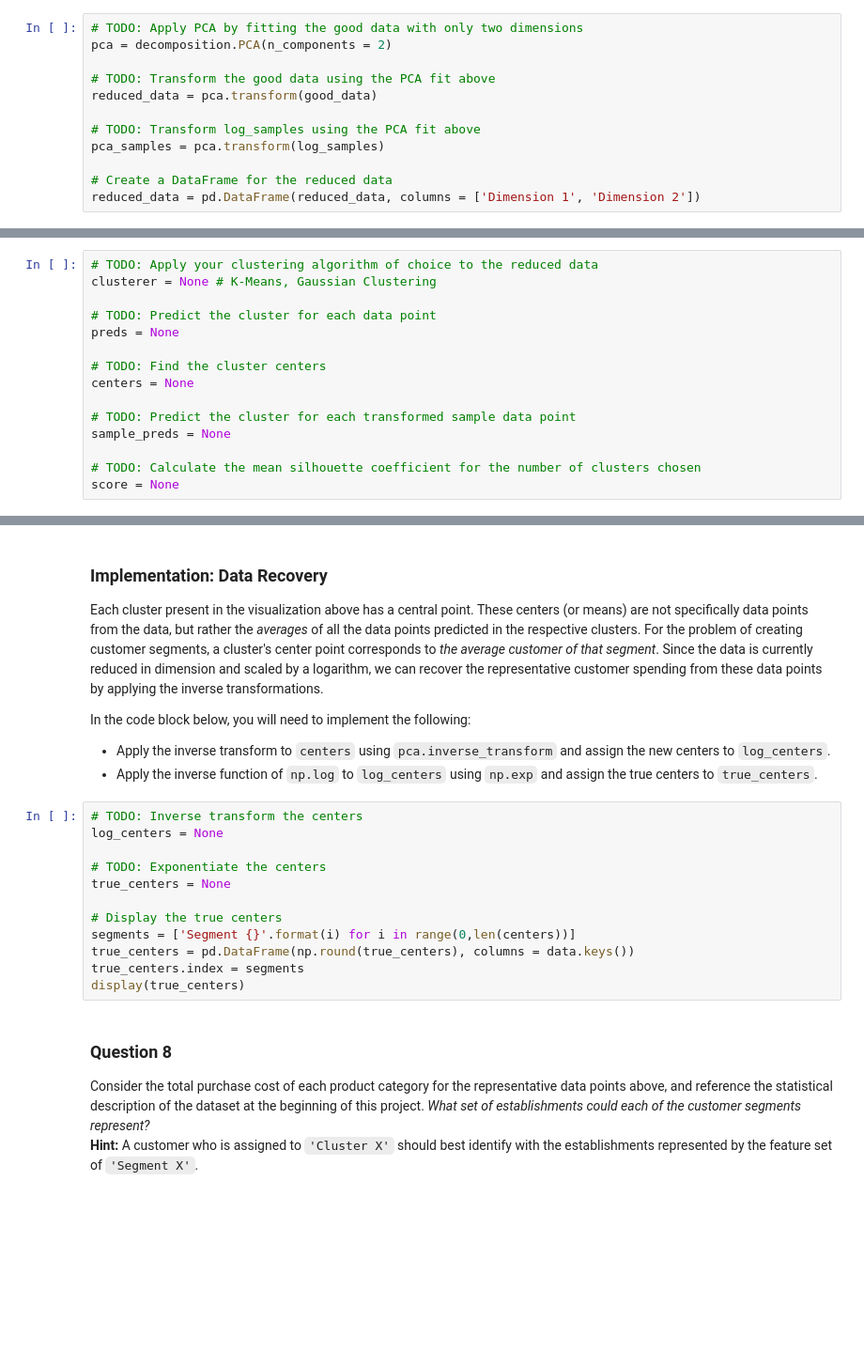
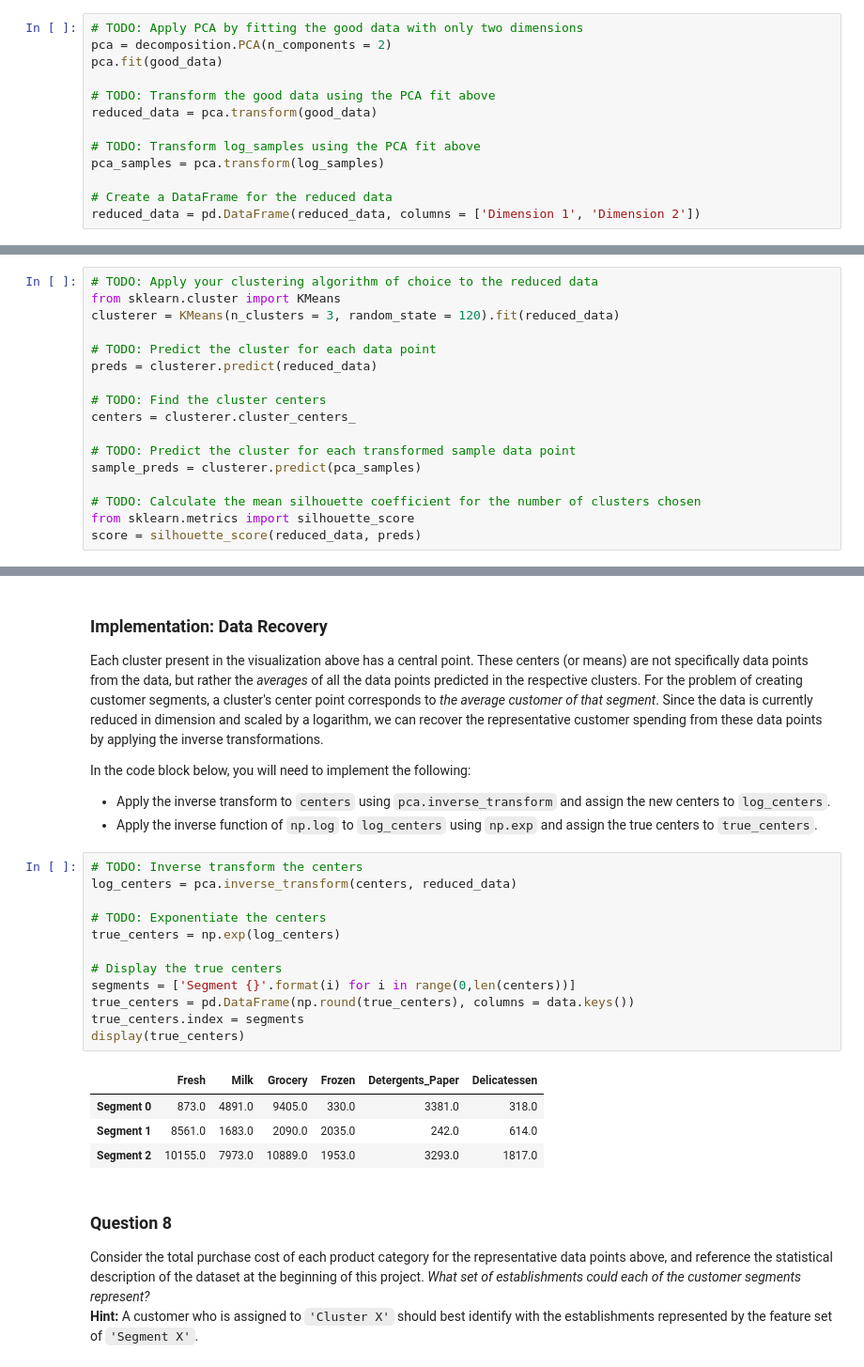
Before and after one commit to elarsen21/MLND, a Jupyter notebook: customer_segments.ipynb, the cells around one changed output, grey strips where cells are left out. Shown at 94% size. Cells and saved outputs as stored; diff of their text form; blank space fills up the shorter version.

```diff
--- a/customer_segments.ipynb
+++ b/customer_segments.ipynb
@@ -248,6 +316,7 @@ In the code block below, you will need to implement the following:
 # %%
 # TODO: Apply PCA by fitting the good data with only two dimensions
 pca = decomposition.PCA(n_components = 2)
+pca.fit(good_data)
 
 # TODO: Transform the good data using the PCA fit above
 reduced_data = pca.transform(good_data)
@@ -299,19 +376,21 @@ In the code block below, you will need to implement the following:
    - Assign the silhouette score to `score` and print the result.
 # %%
 # TODO: Apply your clustering algorithm of choice to the reduced data
-clusterer = None # K-Means, Gaussian Clustering
+from sklearn.cluster import KMeans
+clusterer = KMeans(n_clusters = 3, random_state = 120).fit(reduced_data)
 
 # TODO: Predict the cluster for each data point
-preds = None
+preds = clusterer.predict(reduced_data)
 
 # TODO: Find the cluster centers
-centers = None
+centers = clusterer.cluster_centers_
 
 # TODO: Predict the cluster for each transformed sample data point
-sample_preds = None
+sample_preds = clusterer.predict(pca_samples)
 
 # TODO: Calculate the mean silhouette coefficient for the number of clusters chosen
-score = None
+from sklearn.metrics import silhouette_score
+score = silhouette_score(reduced_data, preds)
 # %% [markdown]
 ### Question 7
 *Report the silhouette score for several cluster numbers you tried. Of these, which number of clusters has the best silhouette score?*
@@ -332,16 +413,21 @@ In the code block below, you will need to implement the following:
  - Apply the inverse function of `np.log` to `log_centers` using `np.exp` and assign the true centers to `true_centers`.
 # %%
 # TODO: Inverse transform the centers
-log_centers = None
+log_centers = pca.inverse_transform(centers, reduced_data)
 
 # TODO: Exponentiate the centers
-true_centers = None
+true_centers = np.exp(log_centers)
 
 # Display the true centers
 segments = ['Segment {}'.format(i) for i in range(0,len(centers))]
 true_centers = pd.DataFrame(np.round(true_centers), columns = data.keys())
 true_centers.index = segments
 display(true_centers)
+# %% [output]
+|  | Fresh | Milk | Grocery | Frozen | Detergents_Paper | Delicatessen |
+| Segment 0 | 873.0 | 4891.0 | 9405.0 | 330.0 | 3381.0 | 318.0 |
+| Segment 1 | 8561.0 | 1683.0 | 2090.0 | 2035.0 | 242.0 | 614.0 |
+| Segment 2 | 10155.0 | 7973.0 | 10889.0 | 1953.0 | 3293.0 | 1817.0 |
 # %% [markdown]
 ### Question 8
 Consider the total purchase cost of each product category for the representative data points above, and reference the statistical description of the dataset at the beginning of this project. *What set of establishments could each of the customer segments represent?*
```
Also changed, not shown: parts of 11 cells of this notebook, 1 other file.
